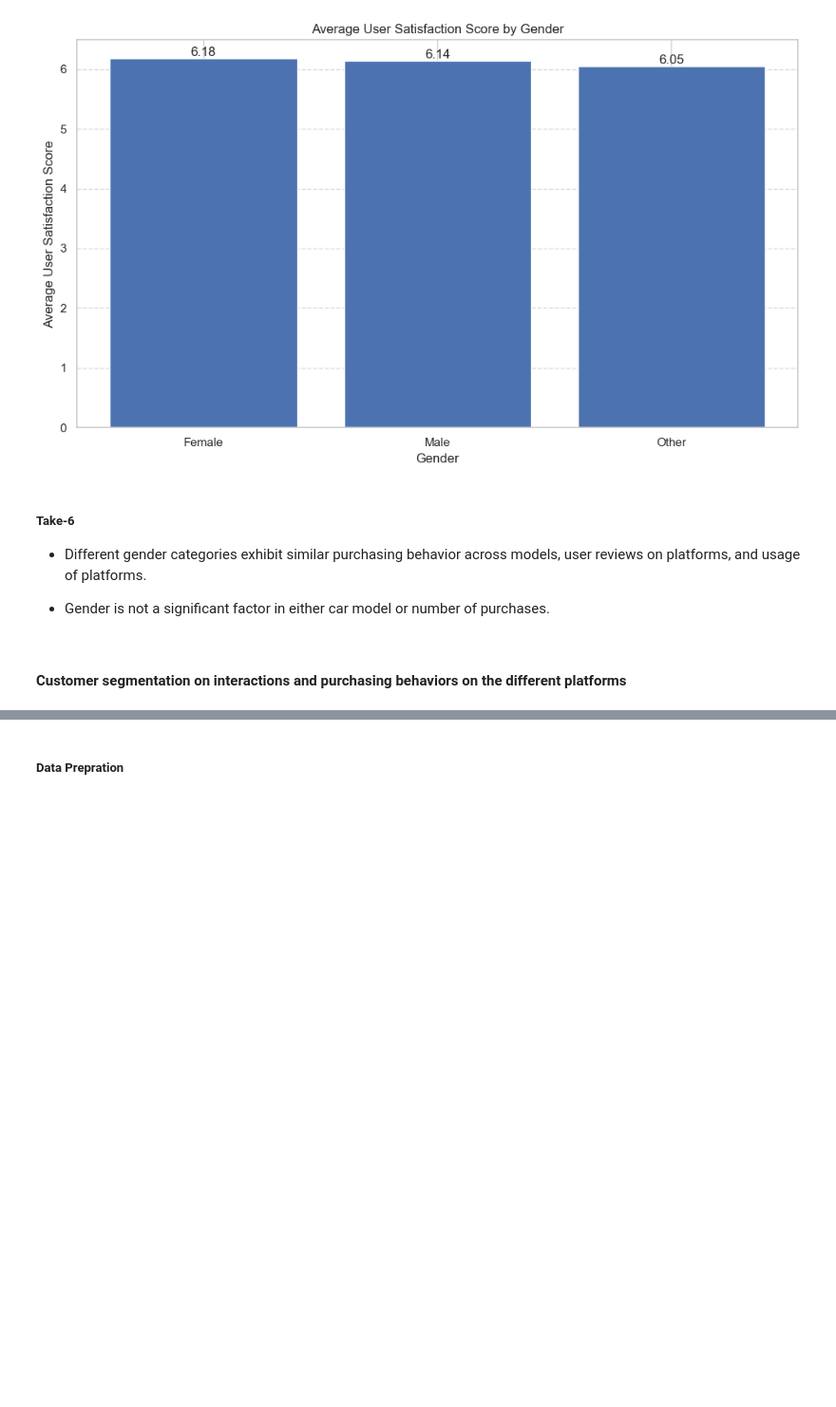
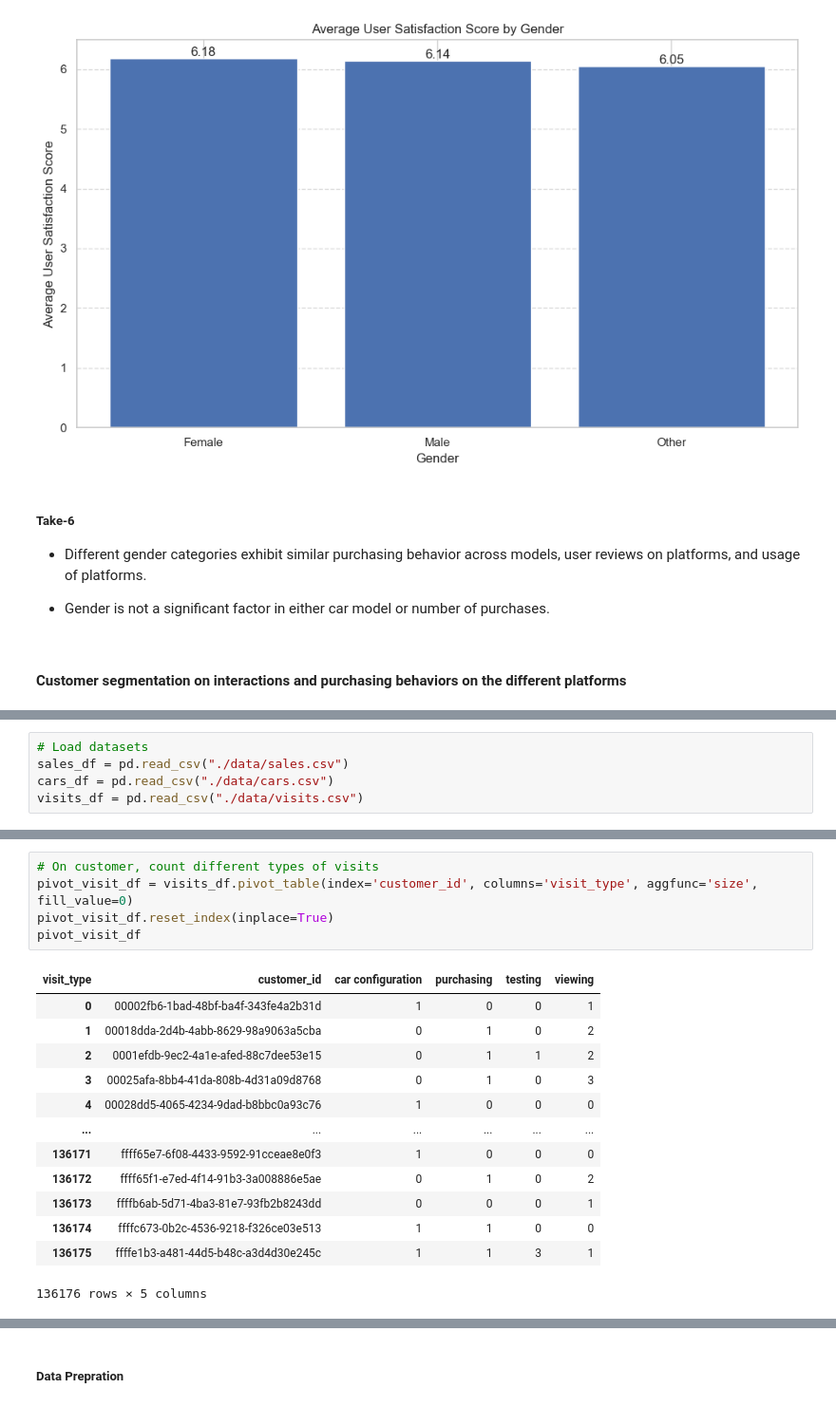
Before and after one commit to dilaramustecep/Automotive-E-commerce-Analytics-Case-Study, a Jupyter notebook: ecommerce_data_analysis.ipynb, the cells around one changed output, grey strips where cells are left out. Shown at 95% size. Saved outputs shown, nothing was run; the diff lists cells and outputs as text; blank space fills up the shorter version.

```diff
--- a/ecommerce_data_analysis.ipynb
+++ b/ecommerce_data_analysis.ipynb
@@ -1937,0 +1932,5 @@ import seaborn as sns
+# %%
+# Load datasets
+sales_df = pd.read_csv("./data/sales.csv")
+cars_df = pd.read_csv("./data/cars.csv")
+visits_df = pd.read_csv("./data/visits.csv")
@@ -1937,0 +1953,19 @@ import seaborn as sns
+# %%
+# On customer, count different types of visits
+pivot_visit_df = visits_df.pivot_table(index='customer_id', columns='visit_type', aggfunc='size', fill_value=0)
+pivot_visit_df.reset_index(inplace=True)
+pivot_visit_df
+# %% [output]
+| visit_type | customer_id | car configuration | purchasing | testing | viewing |
+| 0 | 00002fb6-1bad-48bf-ba4f-343fe4a2b31d | 1 | 0 | 0 | 1 |
+| 1 | 00018dda-2d4b-4abb-8629-98a9063a5cba | 0 | 1 | 0 | 2 |
+| 2 | 0001efdb-9ec2-4a1e-afed-88c7dee53e15 | 0 | 1 | 1 | 2 |
+| 3 | 00025afa-8bb4-41da-808b-4d31a09d8768 | 0 | 1 | 0 | 3 |
+| 4 | 00028dd5-4065-4234-9dad-b8bbc0a93c76 | 1 | 0 | 0 | 0 |
+| ... | ... | ... | ... | ... | ... |
+| 136171 | ffff65e7-6f08-4433-9592-91cceae8e0f3 | 1 | 0 | 0 | 0 |
+| 136172 | ffff65f1-e7ed-4f14-91b3-3a008886e5ae | 0 | 1 | 0 | 2 |
+| 136173 | ffffb6ab-5d71-4ba3-81e7-93fb2b8243dd | 0 | 0 | 0 | 1 |
+| 136174 | ffffc673-0b2c-4536-9218-f326ce03e513 | 1 | 1 | 0 | 0 |
+| 136175 | ffffe1b3-a481-44d5-b48c-a3d4d30e245c | 1 | 1 | 3 | 1 |
+136176 rows × 5 columns
```
Also changed, not shown: parts of 51 cells of this notebook.
